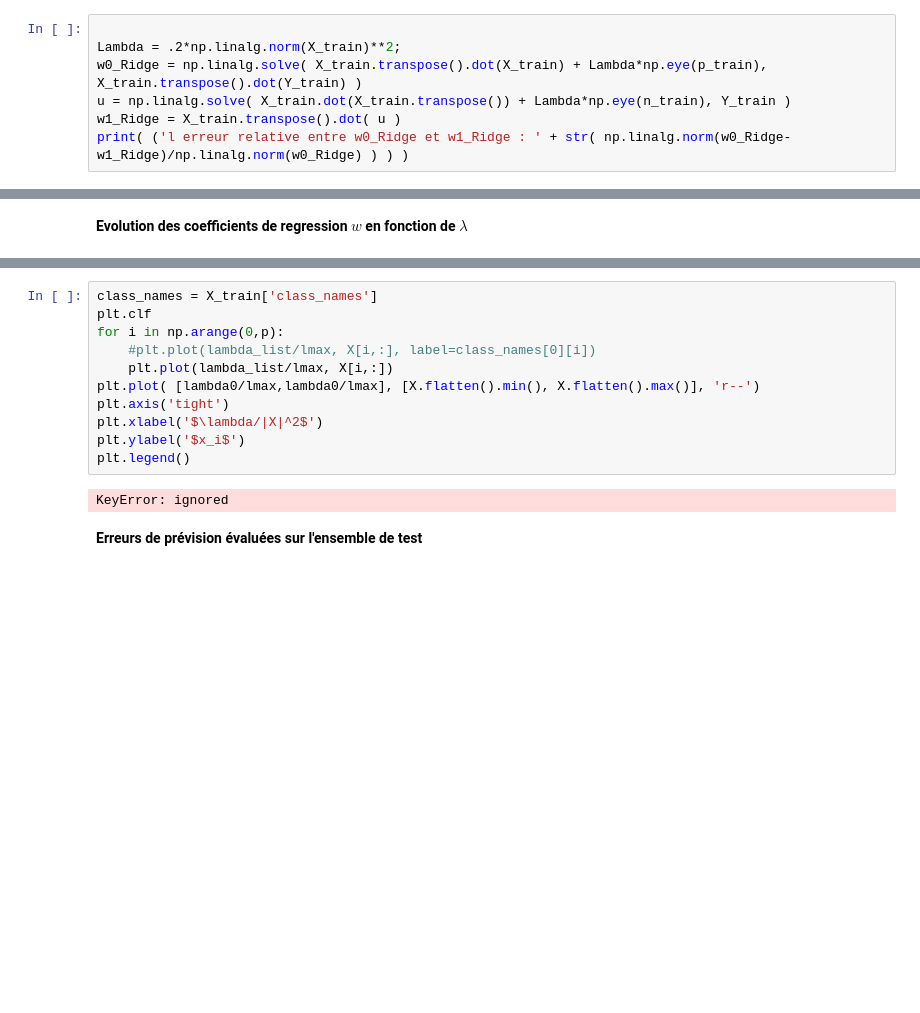
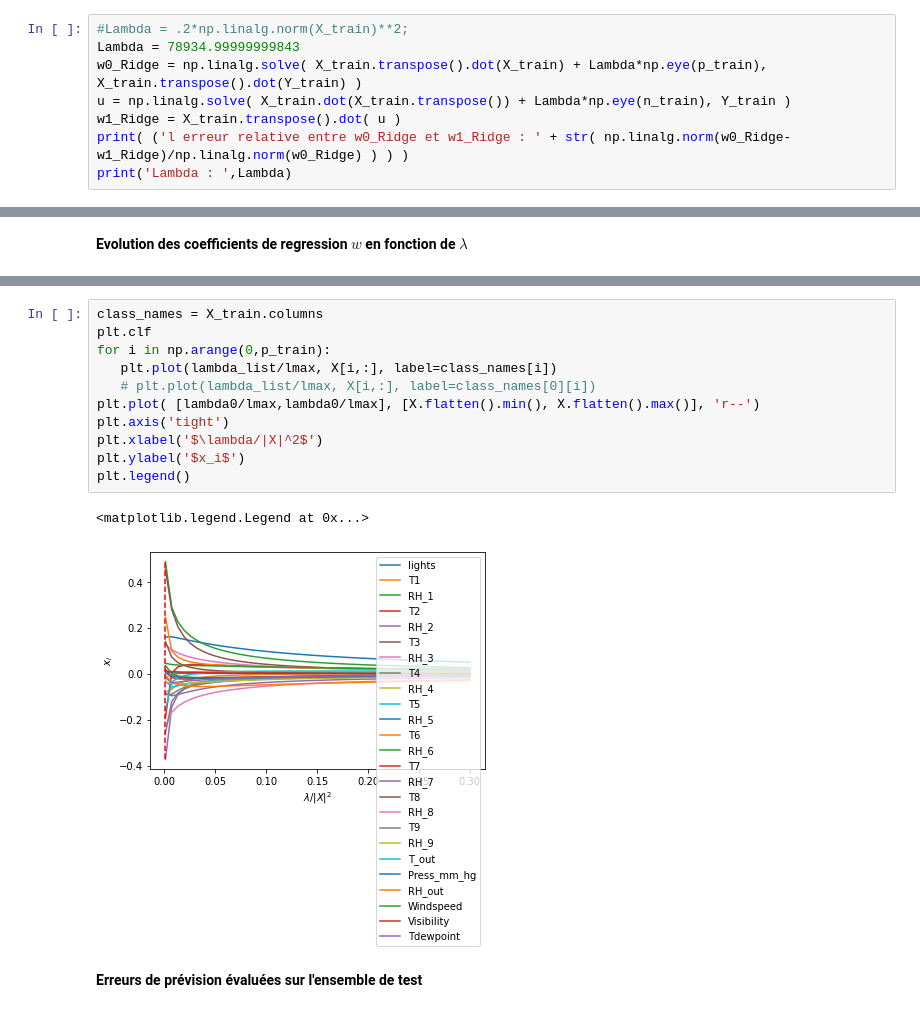
Before and after one commit to MarleneChevalier/Optimisation, a Jupyter notebook: Projet_Optimisation.ipynb, the cells around one changed output, grey strips where cells are left out. Saved outputs shown, nothing was run; the diff lists cells and outputs as text; blank space fills up the shorter version.

```diff
--- a/Projet_Optimisation.ipynb
+++ b/Projet_Optimisation.ipynb
@@ -412,10 +401,11 @@ Les coefficients solution peuvent s'écrire :
   $$ w0_{Ridge} = (X^\top X + \lambda \text{Id}_p )^{-1} X^\top Y, $$
   $$ w1_{Ridge} = X^\top ( XX^\top + \lambda \text{Id}_n)^{-1} Y, $$
 # %%
-
-Lambda = .2*np.linalg.norm(X_train)**2;
+#Lambda = .2*np.linalg.norm(X_train)**2;
+Lambda = 78934.99999999843
 w0_Ridge = np.linalg.solve( X_train.transpose().dot(X_train) + Lambda*np.eye(p_train), X_train.transpose().dot(Y_train) )
 u = np.linalg.solve( X_train.dot(X_train.transpose()) + Lambda*np.eye(n_train), Y_train )
 w1_Ridge = X_train.transpose().dot( u )
 print( ('l erreur relative entre w0_Ridge et w1_Ridge : ' + str( np.linalg.norm(w0_Ridge-w1_Ridge)/np.linalg.norm(w0_Ridge) ) ) )
+print('Lambda : ',Lambda)
 # %% [output]
@@ -459,16 +458,17 @@ de $\lambda$__
 # %%
-class_names = X_train['class_names']
+class_names = X_train.columns
 plt.clf
-for i in np.arange(0,p):
-    #plt.plot(lambda_list/lmax, X[i,:], label=class_names[0][i])
-    plt.plot(lambda_list/lmax, X[i,:])
+for i in np.arange(0,p_train):
+   plt.plot(lambda_list/lmax, X[i,:], label=class_names[i])
+   # plt.plot(lambda_list/lmax, X[i,:], label=class_names[0][i])
 plt.plot( [lambda0/lmax,lambda0/lmax], [X.flatten().min(), X.flatten().max()], 'r--')
 plt.axis('tight')
 plt.xlabel('$\lambda/|X|^2$')
 plt.ylabel('$x_i$')
 plt.legend()
 # %% [output]
-KeyError: ignored
+<matplotlib.legend.Legend at 0x...>
+[figure, added]
 # %% [markdown]
 __Erreurs de prévision évaluées sur l'ensemble de test__
 # %%
```
Also changed, not shown: parts of 18 cells of this notebook.
